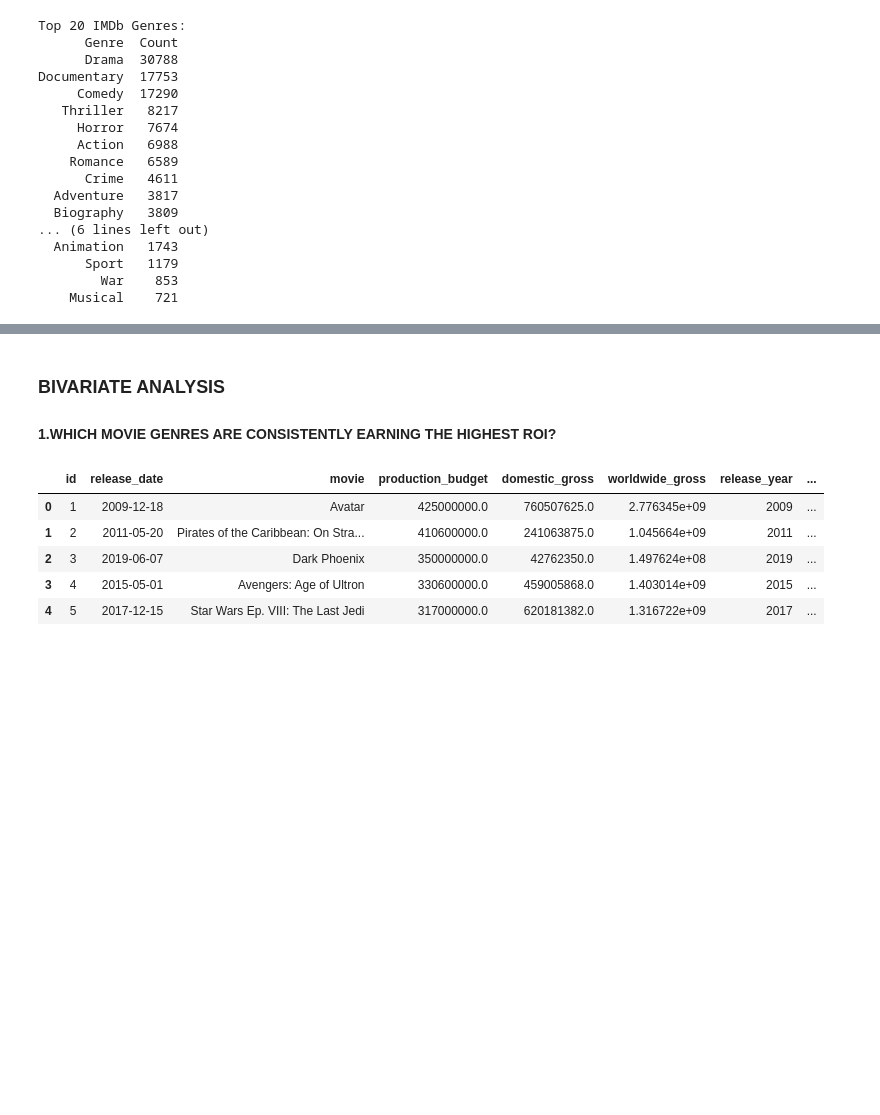
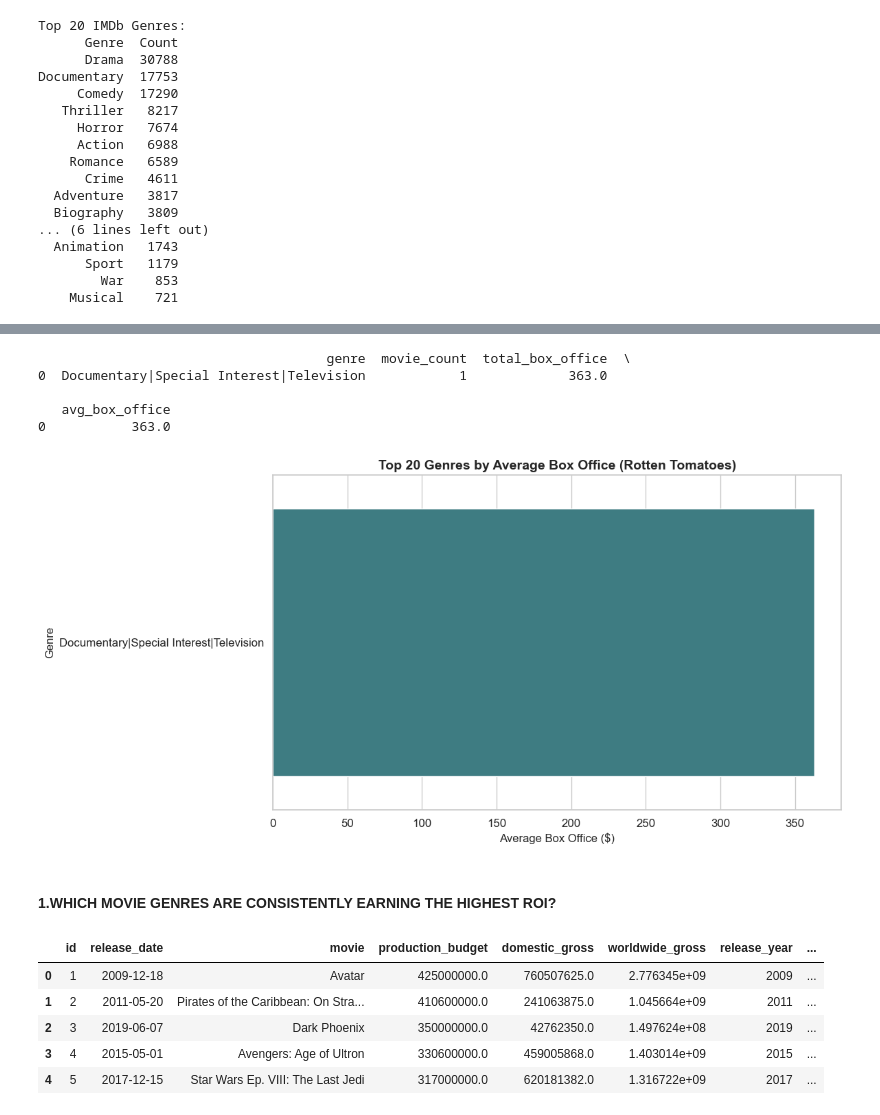
Before and after one commit to Vain-Guy/Data-s-Cut, a Jupyter notebook: notebooks/exploratory.ipynb, the cells around one changed output, grey strips where cells are left out. Cells and saved outputs as stored; diff of their text form; code cells hidden in the pictures; blank space fills up the shorter version.

```diff
--- a/notebooks/exploratory.ipynb
+++ b/notebooks/exploratory.ipynb
@@ -2881,5 +2729,59 @@ Name: count, dtype: int64
+# %%
+import matplotlib.pyplot as plt
+import seaborn as sns
+
+# Convert box_office to numeric and drop unknowns
+rt_movies_df['box_office'] = pd.to_numeric(rt_movies_df['box_office'], errors='coerce')
+rt_movies_df = rt_movies_df.dropna(subset=['box_office'])
+
+# Ensure genre_split is a proper list
+rt_movies_df['genre_split'] = rt_movies_df['genre_split'].apply(lambda x: x if isinstance(x, list) else [])
+
+# Explode genres
+exploded_rt = rt_movies_df.explode('genre_split')
+
+# Group and get top 20 genres by total box office
+genre_boxoffice_stats = (
+    exploded_rt.groupby('genre_split')
+    .agg(
+        movie_count=('id', 'count'),
+        total_box_office=('box_office', 'sum'),
+        avg_box_office=('box_office', 'mean')
+    )
+    .reset_index()
+    .rename(columns={'genre_split': 'genre'})
+    .sort_values('total_box_office', ascending=False)
+    .head(20)
+)
+
+# Print
+print(genre_boxoffice_stats)
+
+# Plot
+plt.figure(figsize=(12, 6))
+sns.set_style("whitegrid")
+palette = sns.color_palette("crest", len(genre_boxoffice_stats))
+
+sns.barplot(
+    data=genre_boxoffice_stats,
+    x='avg_box_office',
+    y='genre',
+    palette=palette
+)
+
+plt.title("Top 20 Genres by Average Box Office (Rotten Tomatoes)", fontsize=14, fontweight='bold')
+plt.xlabel("Average Box Office ($)", fontsize=12)
+plt.ylabel("Genre", fontsize=12)
+plt.tight_layout()
+plt.show()
+# %% [output]
+                                     genre  movie_count  total_box_office  \
+0  Documentary|Special Interest|Television            1             363.0
+
+   avg_box_office
+0           363.0
+[figure, added]
 # %% [markdown]
-### BIVARIATE ANALYSIS
 #### 1.WHICH MOVIE GENRES ARE CONSISTENTLY EARNING THE HIGHEST ROI?
 # %%
 # Worked with the gross_df and compared budget for production with gross income
```
Also changed, not shown: parts of 45 cells of this notebook.
